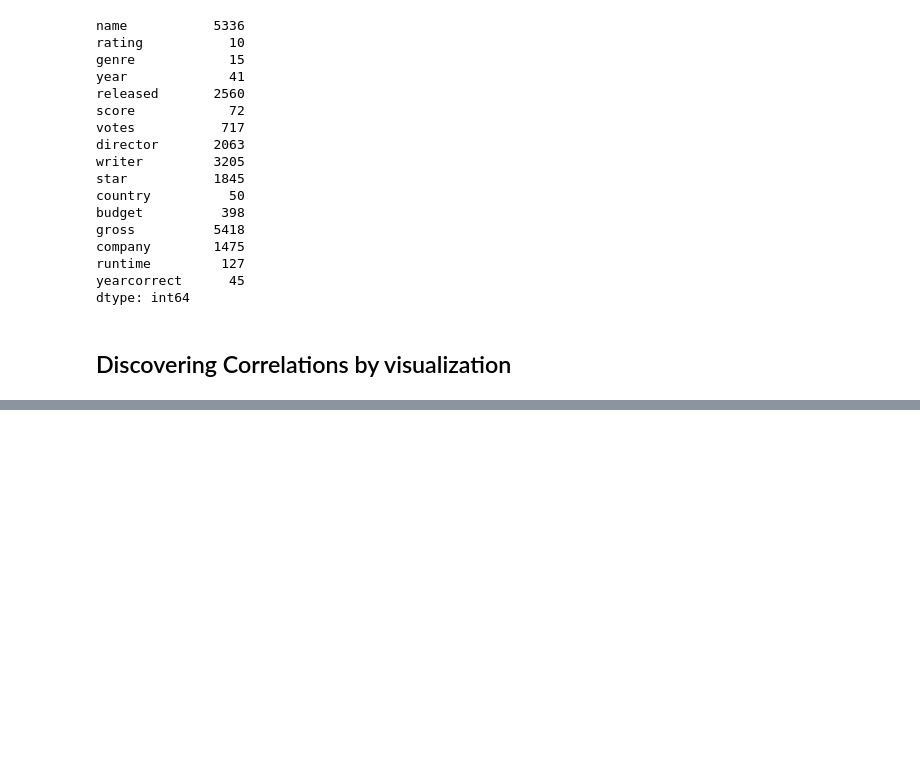
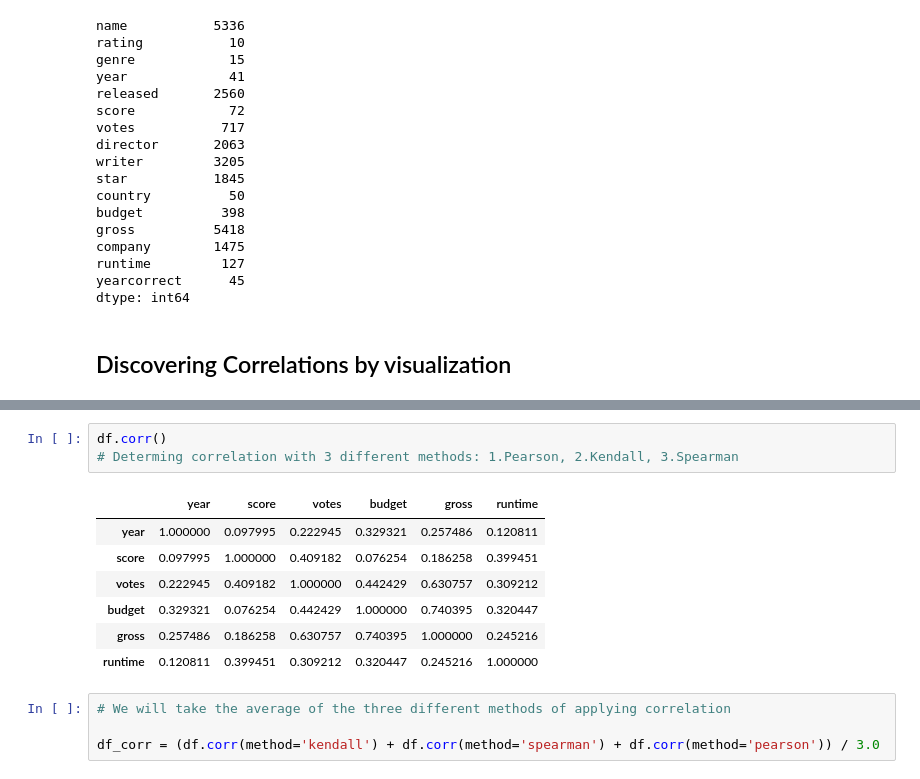
Before and after one commit to PavlosPo/Python-Correlation, a Jupyter notebook: python_corr_project.ipynb, the cells around one changed output, grey strips where cells are left out. Saved outputs shown, nothing was run; the diff lists cells and outputs as text; blank space fills up the shorter version.

```diff
--- a/python_corr_project.ipynb
+++ b/python_corr_project.ipynb
@@ -211,0 +232,15 @@ dtype: int64
+# %%
+df.corr()
+# Determing correlation with 3 different methods: 1.Pearson, 2.Kendall, 3.Spearman
+# %% [output]
+|  | year | score | votes | budget | gross | runtime |
+| year | 1.000000 | 0.097995 | 0.222945 | 0.329321 | 0.257486 | 0.120811 |
+| score | 0.097995 | 1.000000 | 0.409182 | 0.076254 | 0.186258 | 0.399451 |
+| votes | 0.222945 | 0.409182 | 1.000000 | 0.442429 | 0.630757 | 0.309212 |
+| budget | 0.329321 | 0.076254 | 0.442429 | 1.000000 | 0.740395 | 0.320447 |
+| gross | 0.257486 | 0.186258 | 0.630757 | 0.740395 | 1.000000 | 0.245216 |
+| runtime | 0.120811 | 0.399451 | 0.309212 | 0.320447 | 0.245216 | 1.000000 |
+# %%
+# We will take the average of the three different methods of applying correlation
+
+df_corr = (df.corr(method='kendall') + df.corr(method='spearman') + df.corr(method='pearson')) / 3.0
```
Also changed, not shown: parts of 9 cells of this notebook.
